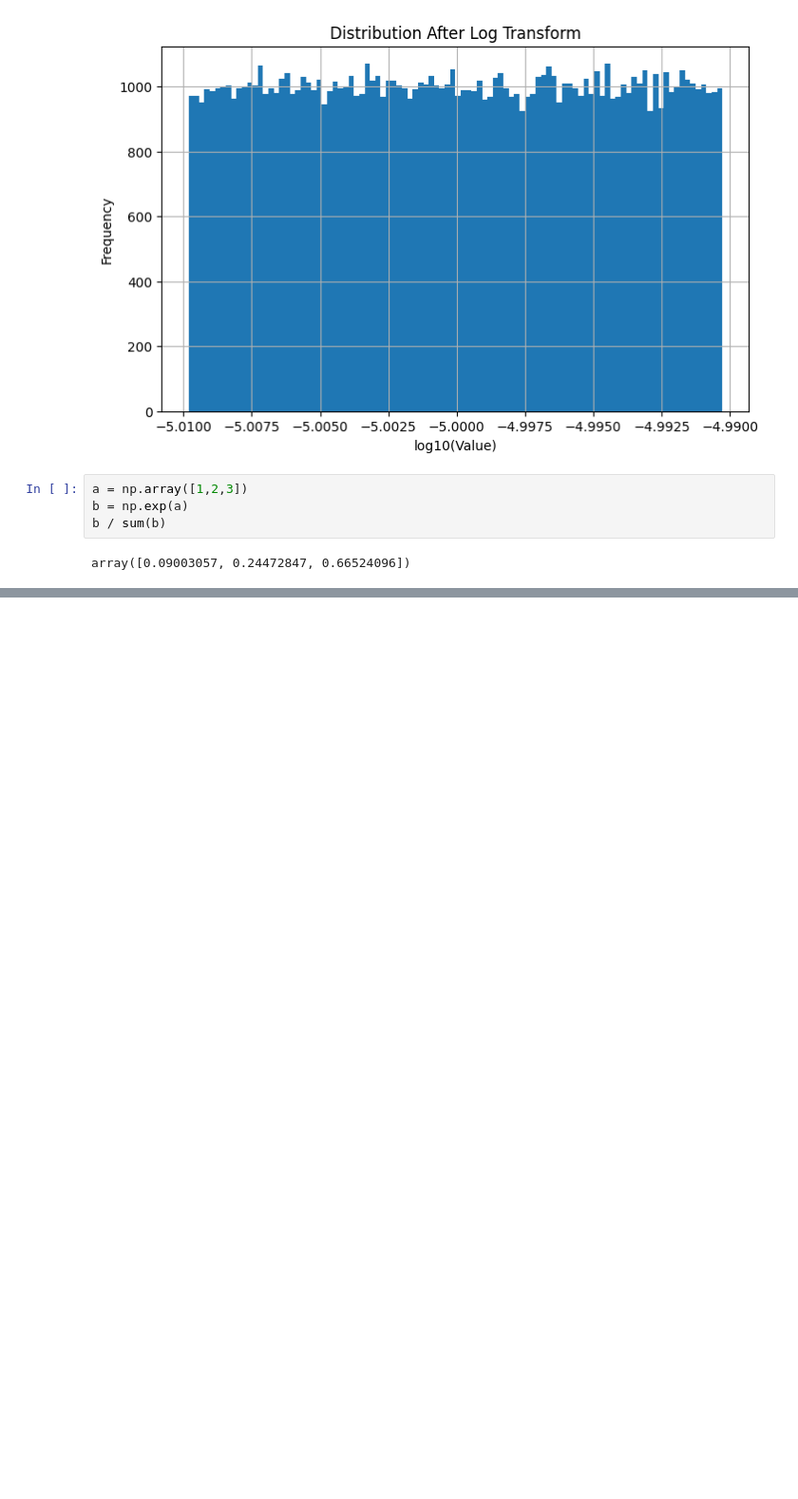
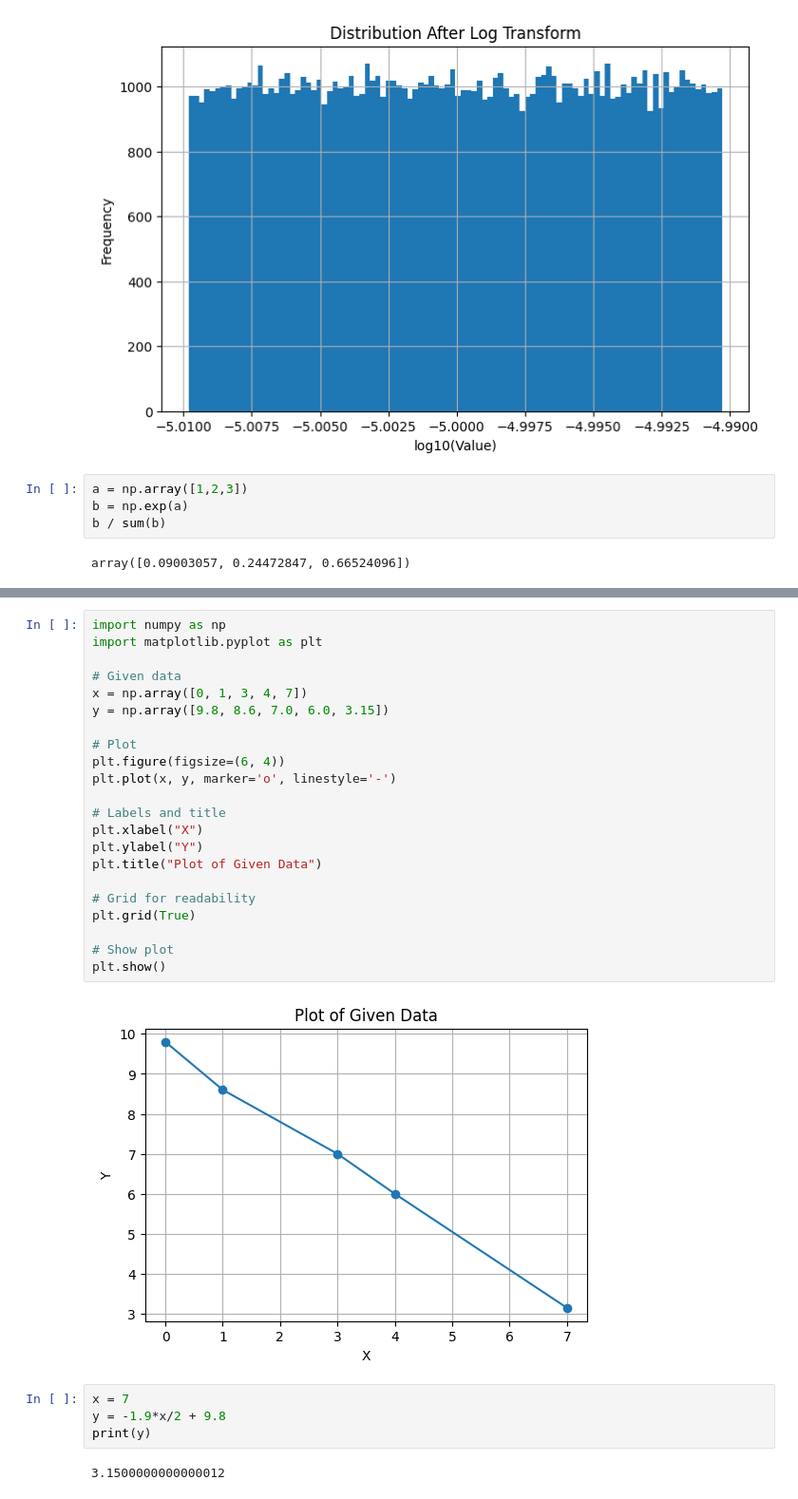
Before and after one commit to cloudxlab/june_2025_iitr, a Jupyter notebook: 45_may2.ipynb, the cells around one changed output, grey strips where cells are left out. Shown at 95% size. Drawn from its saved outputs; the diff is of its cells as text; blank space fills up the shorter version.

```diff
--- a/45_may2.ipynb
+++ b/45_may2.ipynb
@@ -51,0 +95,30 @@ array([0.09003057, 0.24472847, 0.66524096])
+# %%
+import numpy as np
+import matplotlib.pyplot as plt
+
+# Given data
+x = np.array([0, 1, 3, 4, 7])
+y = np.array([9.8, 8.6, 7.0, 6.0, 3.15])
+
+# Plot
+plt.figure(figsize=(6, 4))
+plt.plot(x, y, marker='o', linestyle='-')
+
+# Labels and title
+plt.xlabel("X")
+plt.ylabel("Y")
+plt.title("Plot of Given Data")
+
+# Grid for readability
+plt.grid(True)
+
+# Show plot
+plt.show()
+# %% [output]
+[figure, added]
+# %%
+x = 7
+y = -1.9*x/2 + 9.8
+print(y)
+# %% [output]
+3.1500000000000012
```
Also changed, not shown: parts of 5 cells of this notebook, 2 other files.
